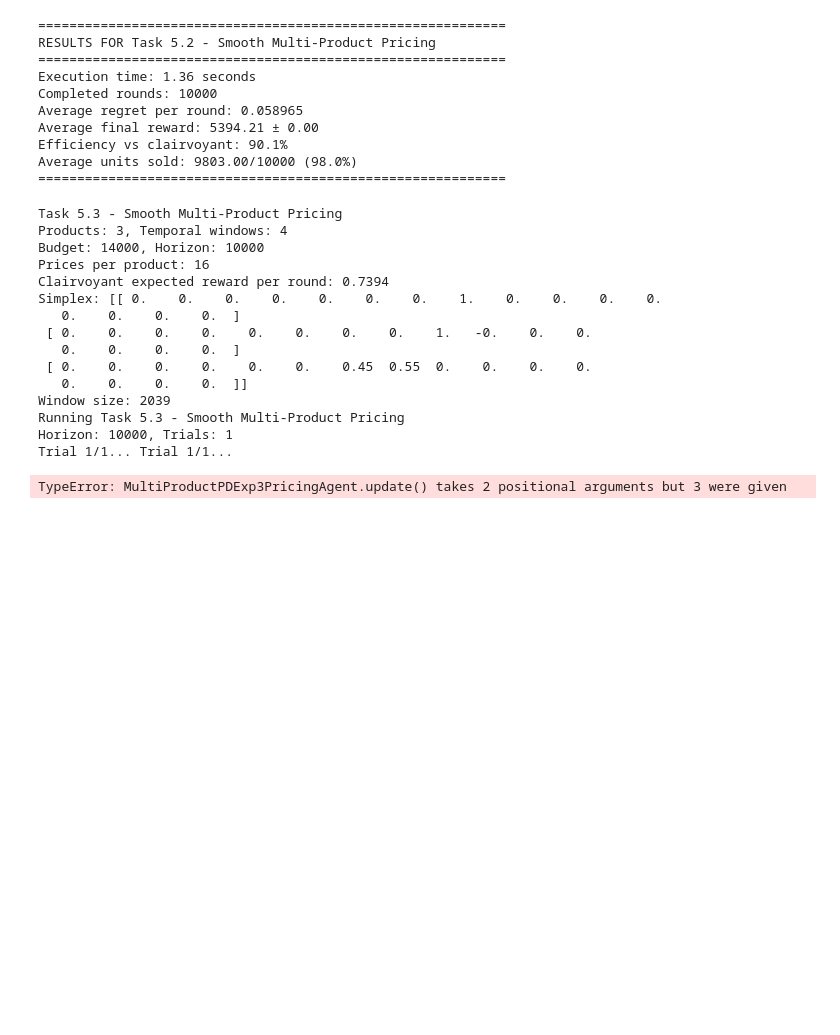
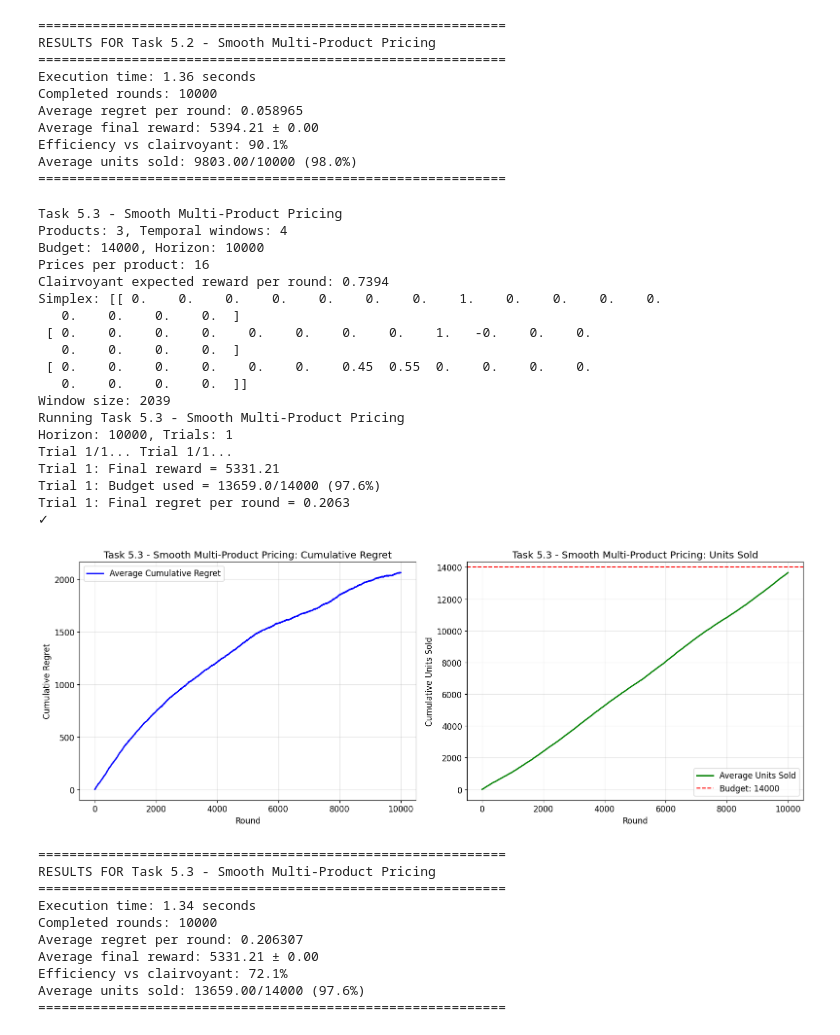
Before and after one commit to aceci0127/Online-Learning-Application-Group-Project, a Jupyter notebook: notebook.ipynb, the cells around one changed output. Cells and saved outputs as stored; diff of their text form; code cells hidden in the pictures; blank space fills up the shorter version.

```diff
--- a/notebook.ipynb
+++ b/notebook.ipynb
@@ -916,7 +916,6 @@ Efficiency vs clairvoyant: 90.1%
 Average units sold: 9803.00/10000 (98.0%)
 ============================================================
 # %%
-import math
 class Task5_3_Runner(StandardExperimentRunner):
     """Smooth Multi-Product Pricing with Sliding Window UCB"""
 
@@ -1031,32 +1030,46 @@ print(f"Budget: {config.budget}, Horizon: {config.horizon}")
 print(f"Prices per product: {len(base_prices) + 1}")
 
 runner = Task5_3_Runner(config)
 print(f"Clairvoyant expected reward per round: {runner.clair_reward:.4f}")
 print(f"Simplex: {runner.simplex}")
 print(f"Window size: {runner.window_size}")
 
 result = runner.run_experiment()
 
 StandardPlotter.plot_experiment_results(result, show_units=True)
 
 analysis = StandardAnalyzer.analyze_results(result)
 StandardAnalyzer.print_analysis(result, analysis)
 
-task5_1_result = result
+task5_3_result = result
 # %% [output]
 Task 5.3 - Smooth Multi-Product Pricing
 Products: 3, Temporal windows: 4
 Budget: 14000, Horizon: 10000
 Prices per product: 16
 Clairvoyant expected reward per round: 0.7394
 Simplex: [[ 0.    0.    0.    0.    0.    0.    0.    1.    0.    0.    0.    0.
    0.    0.    0.    0.  ]
  [ 0.    0.    0.    0.    0.    0.    0.    0.    1.   -0.    0.    0.
    0.    0.    0.    0.  ]
  [ 0.    0.    0.    0.    0.    0.    0.45  0.55  0.    0.    0.    0.
    0.    0.    0.    0.  ]]
 Window size: 2039
 Running Task 5.3 - Smooth Multi-Product Pricing
 Horizon: 10000, Trials: 1
 Trial 1/1... Trial 1/1...
+Trial 1: Final reward = 5331.21
+Trial 1: Budget used = 13659.0/14000 (97.6%)
+Trial 1: Final regret per round = 0.2063
+✓
+[figure, added]
-TypeError: MultiProductPDExp3PricingAgent.update() takes 2 positional arguments but 3 were given
+============================================================
+RESULTS FOR Task 5.3 - Smooth Multi-Product Pricing
+============================================================
+Execution time: 1.34 seconds
+Completed rounds: 10000
+Average regret per round: 0.206307
+Average final reward: 5331.21 ± 0.00
+Efficiency vs clairvoyant: 72.1%
+Average units sold: 13659.00/14000 (97.6%)
+============================================================
```
